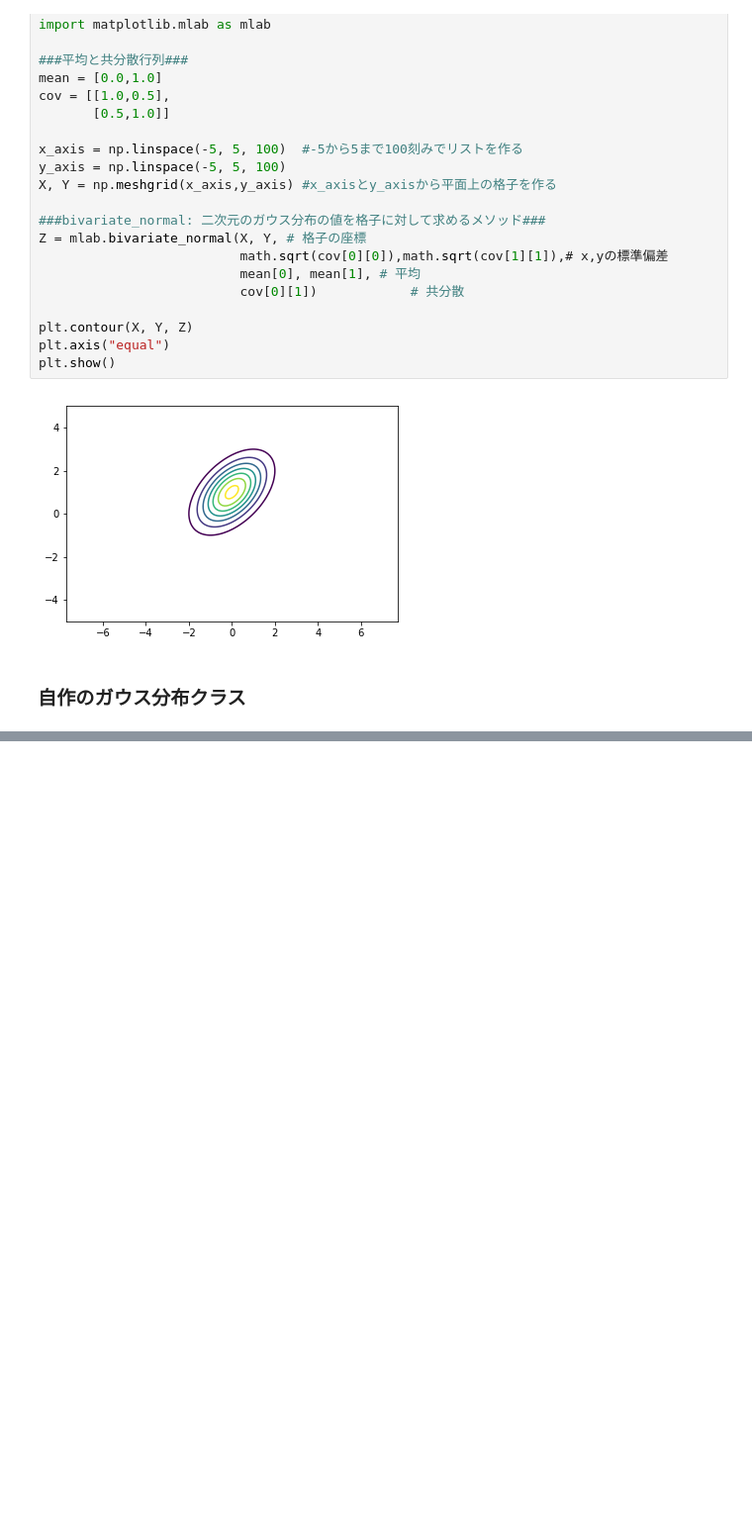
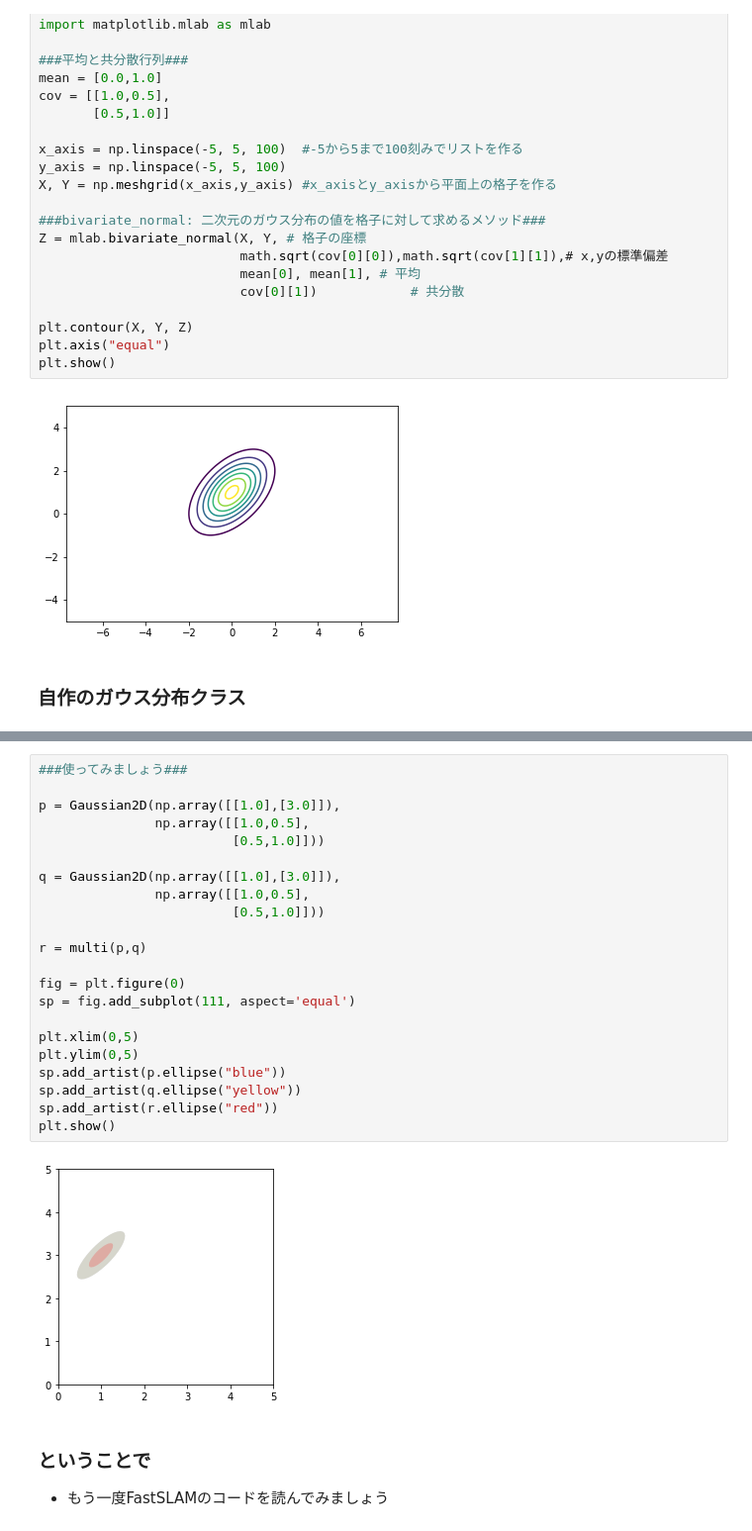
Before and after one commit to ryuichiueda/probrobo2017, a Jupyter notebook: 13.ipynb, the cells around one changed output, grey strips where cells are left out. Shown at 99% size. Cells and saved outputs as stored; diff of their text form; blank space fills up the shorter version.

```diff
--- a/13.ipynb
+++ b/13.ipynb
@@ -129,0 +180,27 @@ plt.show()
+# %%
+###使ってみましょう###
+
+p = Gaussian2D(np.array([[1.0],[3.0]]),
+               np.array([[1.0,0.5],
+                         [0.5,1.0]]))
+
+q = Gaussian2D(np.array([[1.0],[3.0]]),
+               np.array([[1.0,0.5],
+                         [0.5,1.0]]))
+
+r = multi(p,q)
+
+fig = plt.figure(0)
+sp = fig.add_subplot(111, aspect='equal')
+
+plt.xlim(0,5)
+plt.ylim(0,5)
+sp.add_artist(p.ellipse("blue"))
+sp.add_artist(q.ellipse("yellow"))
+sp.add_artist(r.ellipse("red"))
+plt.show()
+# %% [output]
+[figure, added]
+# %% [markdown]
+### ということで
+* もう一度FastSLAMのコードを読んでみましょう
```
Also changed, not shown: parts of 9 cells of this notebook.
